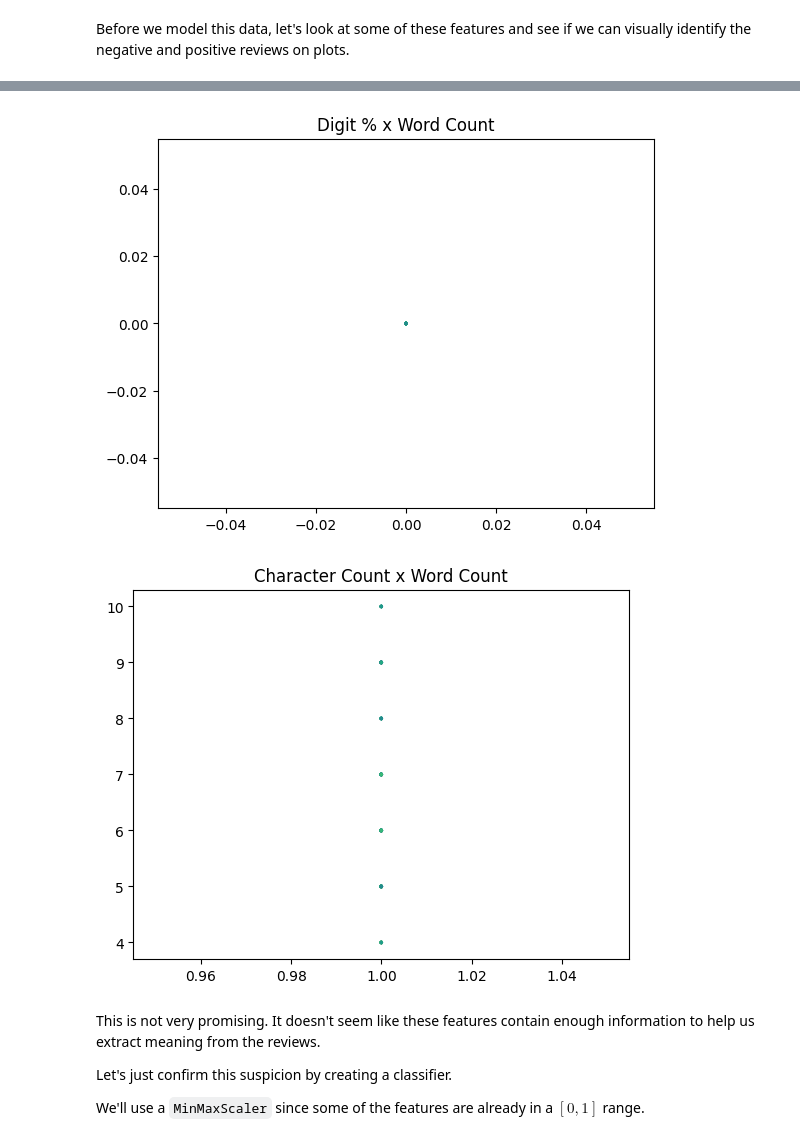
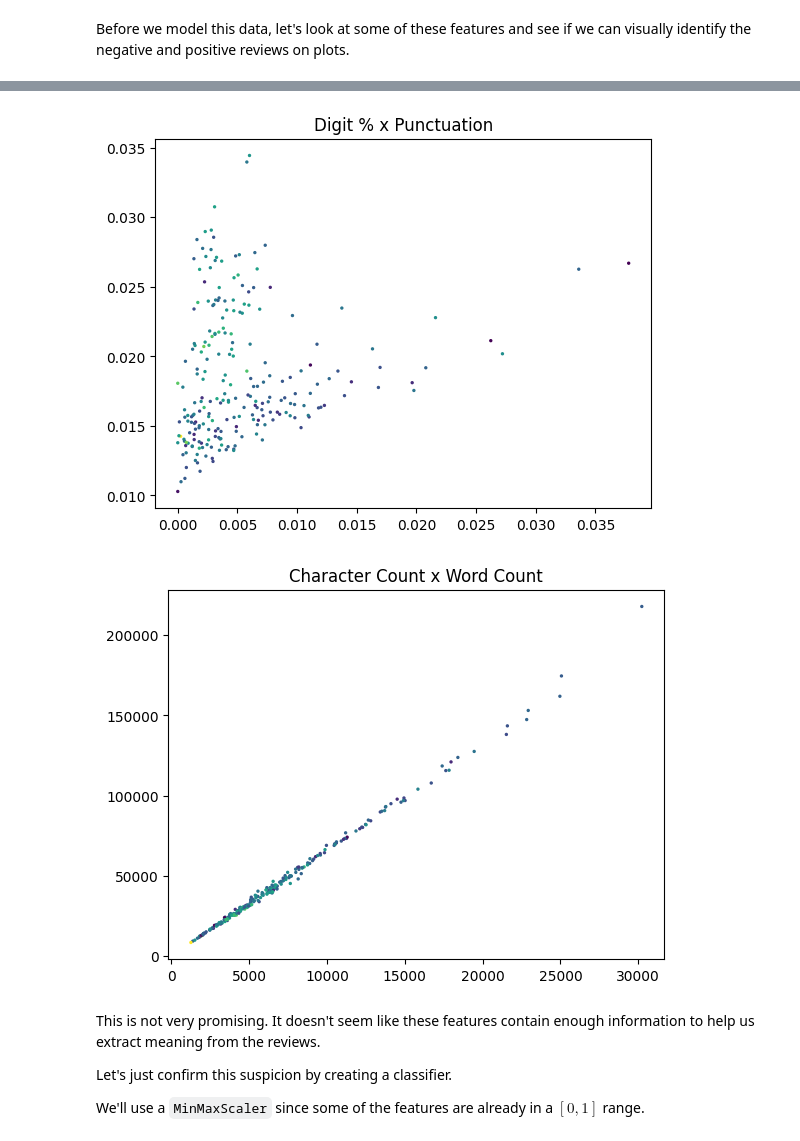
Before and after one commit to nevenarmanios-AIML/Presidents, a Jupyter notebook: WK10.ipynb, the cells around one changed output, grey strips where cells are left out. Drawn from its saved outputs; the diff is of its cells as text; code cells hidden in the pictures.

```diff
--- a/WK10.ipynb
+++ b/WK10.ipynb
@@ -83,7 +83,13 @@ def get_digit_pct(st):
 # %% [markdown]
 Now, let's apply some of these to our `DataFrame` to create numerical features that we can eventually use in a classifier.
 # %%
+
+
+
 presidents_df = presidents_df.dropna(subset=["text"])
+
+presidents_df = presidents_df[presidents_df["text"].str.strip() != ""]
+
 
 presidents_df["char_count"] = presidents_df["text"].apply(count_characters)
 presidents_df["word_count"] = presidents_df["text"].apply(count_words)
@@ -128,7 +132,7 @@ plt.title("Punctuation % x Word Count")
 plt.show()
 
 plt.scatter(presidents_df["digit_pct"], presidents_df["punctuation_pct"], c=presidents_df["sentiment"], s=2)
-plt.title("Digit % x Word Count")
+plt.title("Digit % x Punctuation")
 plt.show()
 
 plt.scatter(presidents_df["word_count"], presidents_df["char_count"], c=presidents_df["sentiment"], s=2)
@@ -139,5 +143,5 @@ plt.show()
-[figure, old version]
+[figure, new version]
-[figure, old version]
+[figure, new version]
 # %% [markdown]
 This is not very promising. It doesn't seem like these features contain enough information to help us extract meaning from the reviews.
 
```
Also changed, not shown: parts of 5 cells of this notebook.
